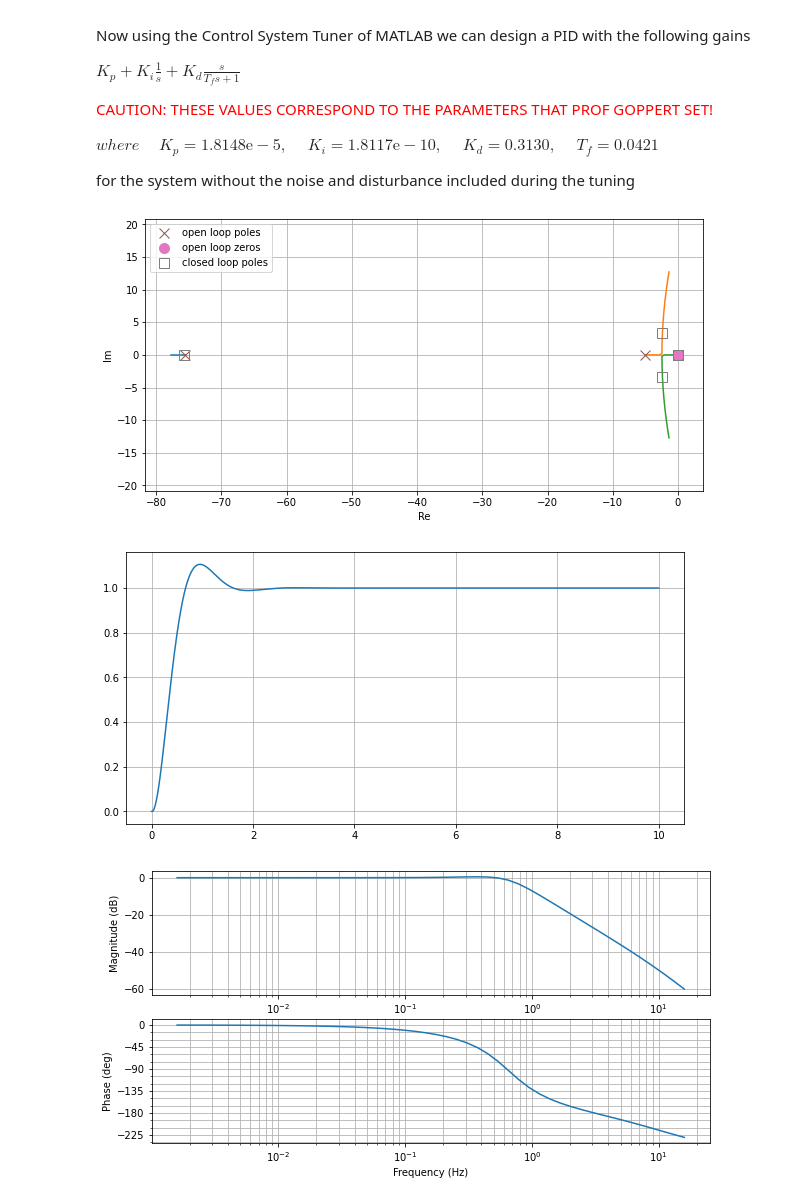
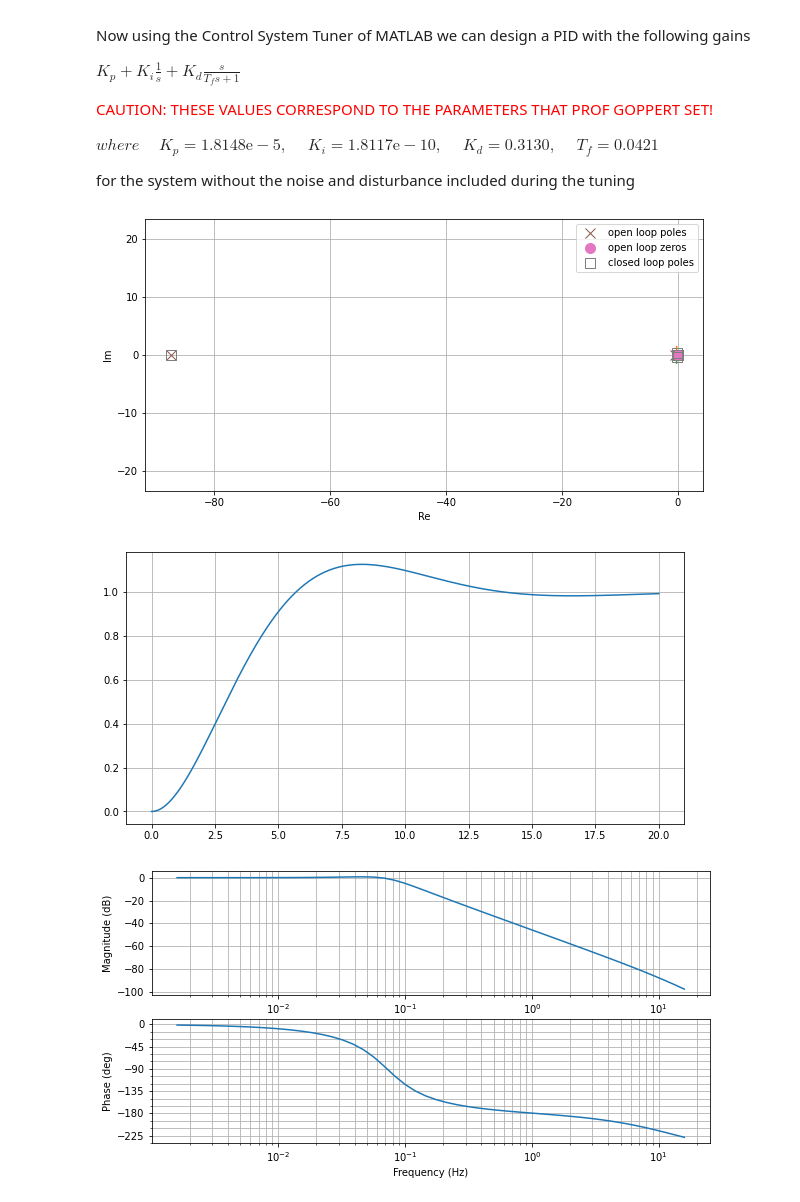
Before and after one commit to smallpondtom/aae451-notebook, a Jupyter notebook: 5-VTOL-Control/VTOL-Control.ipynb, the cells around one changed output. Drawn from its saved outputs; the diff is of its cells as text; code cells hidden in the pictures.

```diff
--- a/5-VTOL-Control/VTOL-Control.ipynb
+++ b/5-VTOL-Control/VTOL-Control.ipynb
@@ -423,7 +427,7 @@ For the spool up/down time, there is a requirement for aircrafts to be able to a
 
 Thus, it would be realistic to use values of 10 - 12 seconds for the aircraft to get $F_{max}$
 # %%
-tau = 5
+tau = 1/2
 thrust_max = 71.22e3    # the acutal value is 71.22e3 [N]
 s = control.tf([1, 0], [1])
 G_fan = thrust_max*(tau/(s+tau))
@@ -527,26 +531,26 @@ for the system without the noise and disturbance included during the tuning
 # %%
 # H = 0.29*(s/1 + 1)/(s/30 + 1)  # lead-lag
 
-kp = 2.44992025334364e-06
-ki = 3.06547663120764e-10
-kd = 8.65079280777963
-N = 75.5192599403064
+kp = 2.11358067422841e-07
+ki = -9.70862952342768e-14
+kd = 1.05676163147647
+N = 87.5084049402528
 H = kp + ki / s + kd * (N / (1 + N * (1 / s)))
 
 my_root_locus(G*H, np.logspace(-10, 1, 1000))
 # %% [output]
-[figure, old version]
+[figure, new version]
 # %%
 y_r = G*H/(1 + G*H)
-t, y = control.step_response(y_r, T=np.linspace(0, 10, 1000))
+t, y = control.step_response(y_r, T=np.linspace(0, 20, 1000))
 plt.plot(t, y)
 plt.grid()
 # %% [output]
-[figure, old version]
+[figure, new version]
 # %%
 control.bode(y_r, omega=np.logspace(-2, 2), Hz=True, dB=True);
 # %% [output]
-[figure, old version]
+[figure, new version]
 # %%
 e_r = 1/(1 + G*H)
 control.bode(e_r, omega=np.logspace(-2, 2), Hz=True, dB=True);
```
Also changed, not shown: parts of 20 cells of this notebook.
